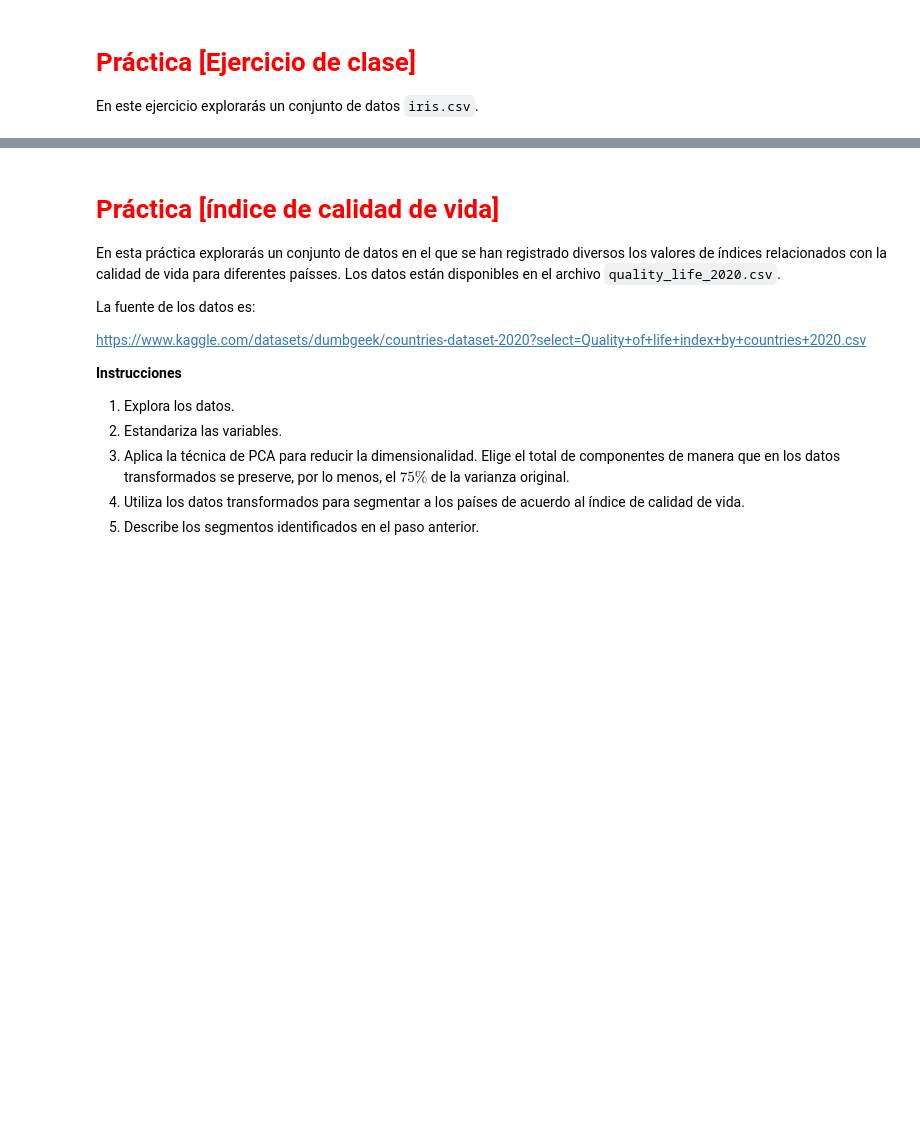
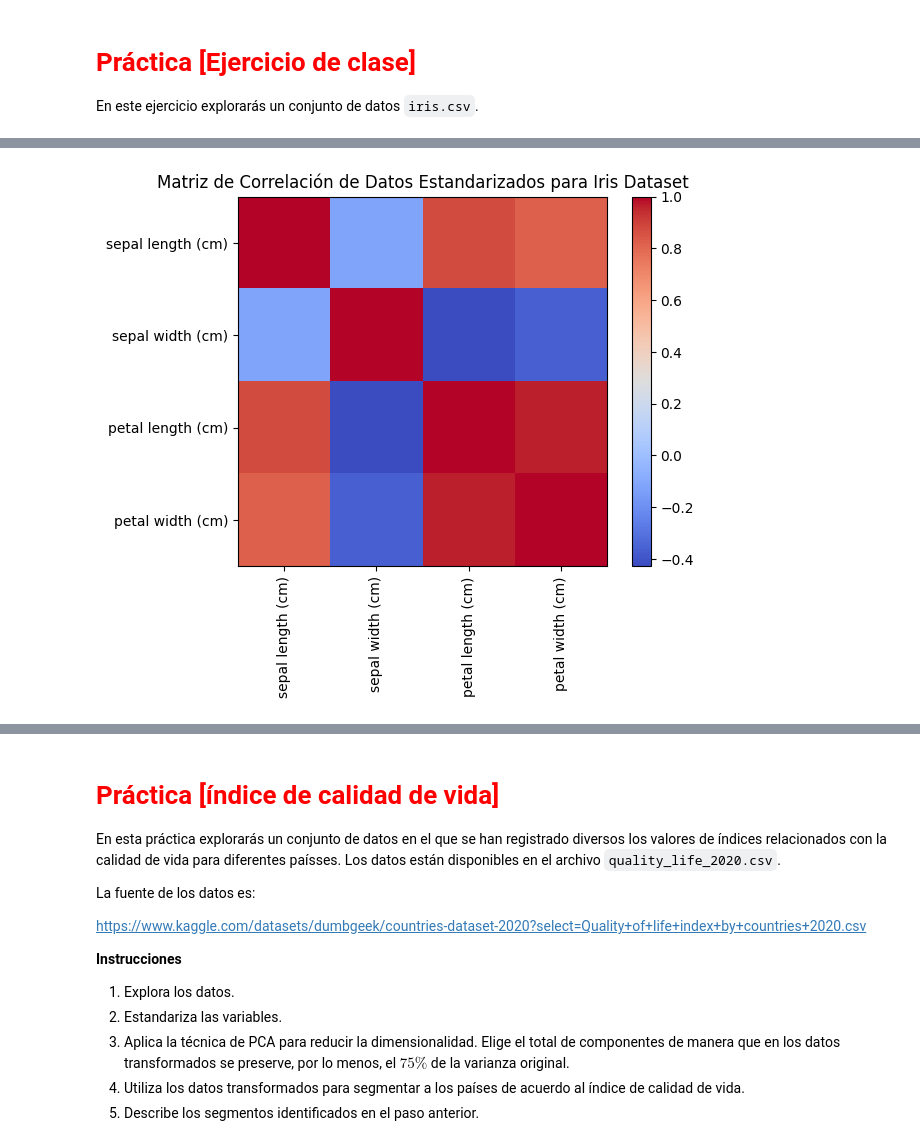
Before and after one commit to marcosd59/ID0310-MINERIA_DE_DATOS, a Jupyter notebook: Parcial 1/Actividad #3 - PCA Analisis de Componentes Principales.ipynb, the cells around one changed output, grey strips where cells are left out. Saved outputs shown, nothing was run; the diff lists cells and outputs as text; code cells hidden in the pictures; blank space fills up the shorter version.

```diff
--- a/Parcial 1/Actividad #3 - PCA Analisis de Componentes Principales.ipynb
+++ b/Parcial 1/Actividad #3 - PCA Analisis de Componentes Principales.ipynb
@@ -164,0 +171,14 @@ plt.show()
+# %%
+# Calcular la matriz de correlación de los datos estandarizados
+correlation_matrix = pd.DataFrame(
+    df_iris_std, columns=iris.feature_names).corr()
+
+# Mostrar la matriz de correlación
+plt.imshow(correlation_matrix, cmap='coolwarm', interpolation='nearest')
+plt.colorbar()
+plt.xticks(range(len(iris.feature_names)), iris.feature_names, rotation=90)
+plt.yticks(range(len(iris.feature_names)), iris.feature_names)
+plt.title('Matriz de Correlación de Datos Estandarizados para Iris Dataset')
+plt.show()
+# %% [output]
+[figure, added]
```
Also changed, not shown: parts of 15 cells of this notebook.
